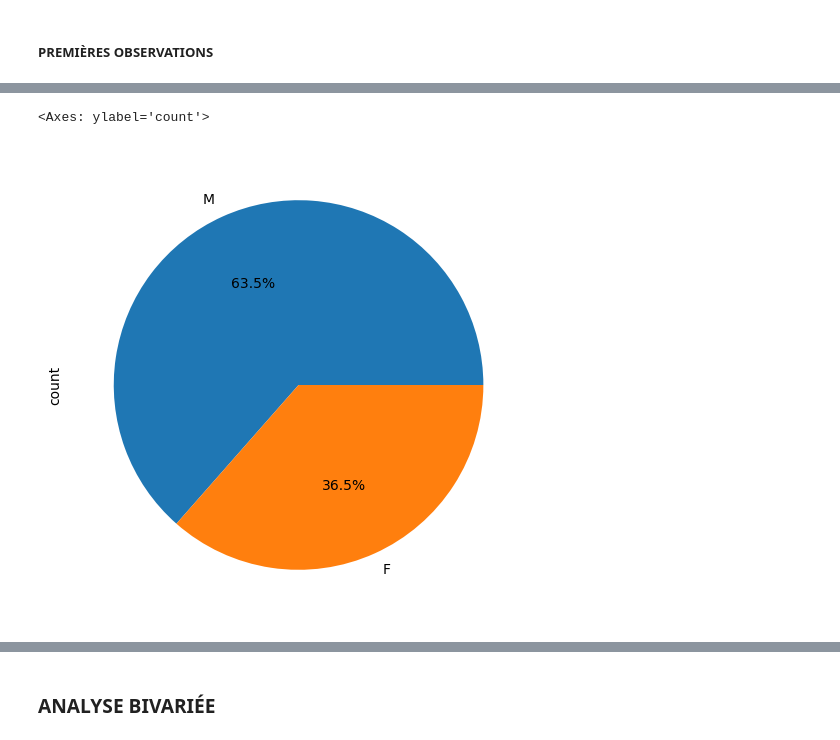
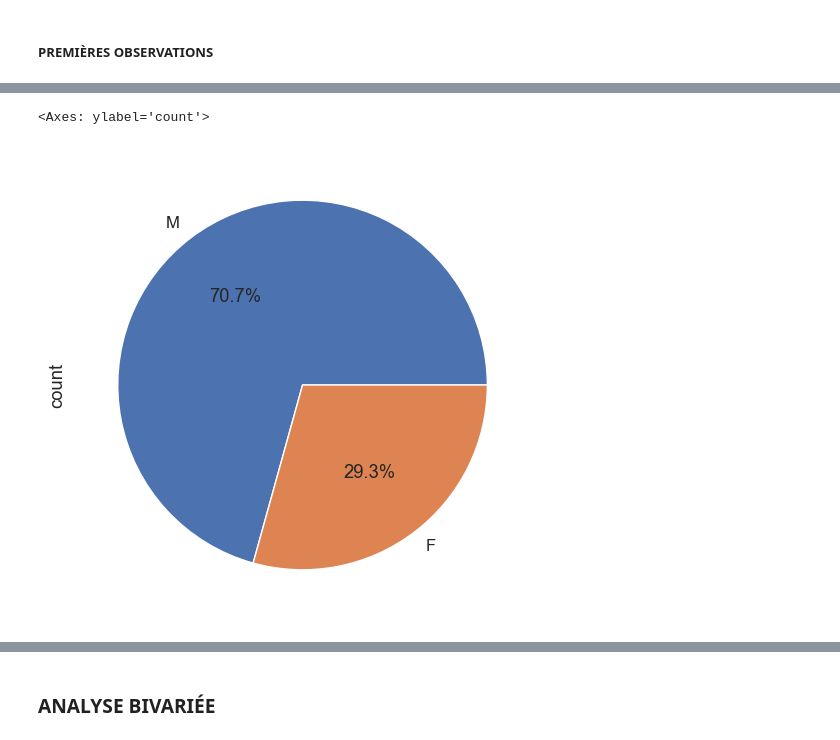
Before and after one commit to Mathmvl/jo-2028-storytelling, a Jupyter notebook: PORJET_FIL_ROUGE_MachineLearning_JO2028.ipynb, the cells around one changed output, grey strips where cells are left out. Cells and saved outputs as stored; diff of their text form; code cells hidden in the pictures.

```diff
--- a/PORJET_FIL_ROUGE_MachineLearning_JO2028.ipynb
+++ b/PORJET_FIL_ROUGE_MachineLearning_JO2028.ipynb
@@ -121,12 +123,9 @@ df = df.copy() # pour anticiper l'ajout des features dans la prochaine partie
 # %%
 # Normalisation de Medal
 
-df["Medal"] = (
-    df["Medal"]
-    .astype(str)
-    .str.strip()
-    .str.lower()
-)
+df["Medal"] = df["Medal"].str.strip().str.lower()
+
+df["Medal"] = df["Medal"].fillna("no medal")
 # %%
 # Encodage réaliste des médailles
 
@@ -463,5 +475,5 @@ plt.show()
 # %%
-df_final.Sex.value_counts().plot(kind="pie",figsize=(6,6), autopct='%1.1f%%')
+df.Sex.value_counts().plot(kind="pie",figsize=(6,6), autopct='%1.1f%%')
 # %% [output]
 <Axes: ylabel='count'>
-[figure, old version]
+[figure, new version]
```
Also changed, not shown: parts of 75 cells of this notebook.
